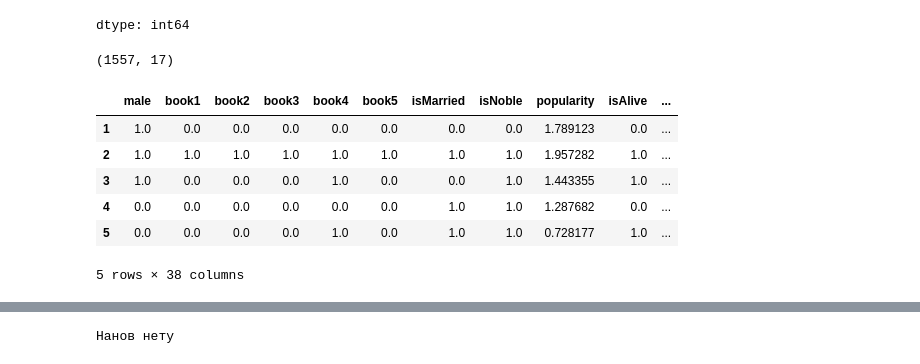
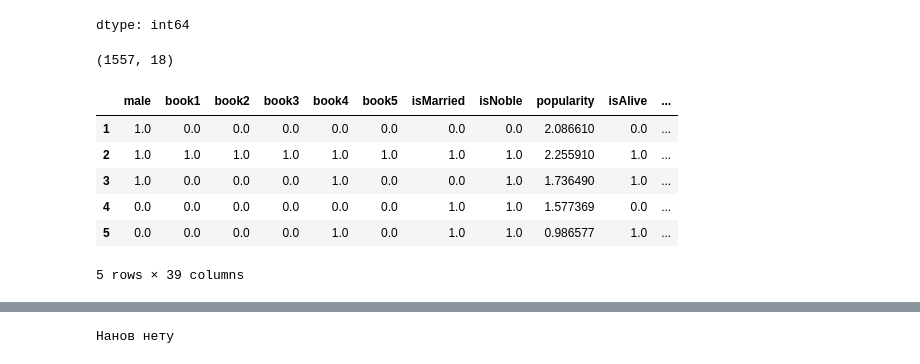
Before and after one commit to GodNaoborot/Deep-Learning-School-2026, a Jupyter notebook: week_01_ml_intro/Homework/hw_1_game_of_thrones.ipynb, the cells around one changed output, grey strips where cells are left out. Cells and saved outputs as stored; diff of their text form; code cells hidden in the pictures.

```diff
--- a/week_01_ml_intro/Homework/hw_1_game_of_thrones.ipynb
+++ b/week_01_ml_intro/Homework/hw_1_game_of_thrones.ipynb
@@ -226,7 +227,7 @@ plt.show()
 
 При желании для `popularity` вы можете использовать свой способ шкалирования признаков с несимметричным распределением.
 # %%
-M = 100
+M = 200
 data['popularity'] = np.log10(data['popularity'] * M + 1)
 # %%
 plt.hist(data['popularity'], density=True, bins=50)
@@ -489,45 +490,46 @@ def cat_cols_preprocessing(data):
   #main_cultures = data['culture'].value_counts(sort=True)[:12].index
   #data['main_culture'] = data['culture'].where(data['culture'].isin(main_cultures), 'unknown')
   data['have_spouse'] = np.where(data['spouse'].isna(), 0, 1)
+  data['dateOfBirth'] = np.where(data['dateOfBirth'].isna(), 0, data['dateOfBirth'])
   data = data.drop(['title', 'father', 'mother', 'spouse',
                     'heir', 'culture', 'house', 'isAliveMother',
                     'isAliveFather', 'isAliveHeir', 'isAliveSpouse',
-                    'name', 'age', 'dateOfBirth', 'numDeadRelations'], axis=1)
+                    'name', 'age', 'numDeadRelations'], axis=1)
 
 
 
   return data
 
 
 data = cat_cols_preprocessing(data)
 data = data.dropna(axis=1)
 print(data.shape)
 
 ohe = OneHotEncoder(handle_unknown='ignore')
 coded = ohe.fit_transform(data[['main_house','culture_grouped']]).toarray()
 coded_names = ohe.get_feature_names_out()
 coded_data = pd.DataFrame(data=coded, columns=coded_names)
 data = data.drop(['main_house', 'culture_grouped'], axis=1)
 data = pd.concat([data, coded_data], axis=1)
 
-# scaler = StandardScaler()
-# scale_cols = ['popularity', 'age_value']
-# scaled = scaler.fit_transform(data[scale_cols])
-# scaled_names = scaler.get_feature_names_out()
-# scaled_data = pd.DataFrame(data=scaled, columns=scaled_names)
+scaler = StandardScaler()
+scale_cols = ['dateOfBirth', 'age_value']
+scaled = scaler.fit_transform(data[scale_cols])
+scaled_names = scaler.get_feature_names_out()
+scaled_data = pd.DataFrame(data=scaled, columns=scaled_names)
 # display(scaled)
-# data = data.drop(scale_cols, axis=1)
-# data = pd.concat([data, scaled_data], axis=1)
+data = data.drop(scale_cols, axis=1)
+data = pd.concat([data, scaled_data], axis=1)
 
 
 data = data.dropna()
 data.head()
 # %% [output]
-(1557, 17)
+(1557, 18)
 |  | male | book1 | book2 | book3 | book4 | book5 | isMarried | isNoble | popularity | isAlive | ... |
-| 1 | 1.0 | 0.0 | 0.0 | 0.0 | 0.0 | 0.0 | 0.0 | 0.0 | 1.789123 | 0.0 | ... |
-| 2 | 1.0 | 1.0 | 1.0 | 1.0 | 1.0 | 1.0 | 1.0 | 1.0 | 1.957282 | 1.0 | ... |
-| 3 | 1.0 | 0.0 | 0.0 | 0.0 | 1.0 | 0.0 | 0.0 | 1.0 | 1.443355 | 1.0 | ... |
-| 4 | 0.0 | 0.0 | 0.0 | 0.0 | 0.0 | 0.0 | 1.0 | 1.0 | 1.287682 | 0.0 | ... |
-| 5 | 0.0 | 0.0 | 0.0 | 0.0 | 1.0 | 0.0 | 1.0 | 1.0 | 0.728177 | 1.0 | ... |
+| 1 | 1.0 | 0.0 | 0.0 | 0.0 | 0.0 | 0.0 | 0.0 | 0.0 | 2.086610 | 0.0 | ... |
+| 2 | 1.0 | 1.0 | 1.0 | 1.0 | 1.0 | 1.0 | 1.0 | 1.0 | 2.255910 | 1.0 | ... |
+| 3 | 1.0 | 0.0 | 0.0 | 0.0 | 1.0 | 0.0 | 0.0 | 1.0 | 1.736490 | 1.0 | ... |
+| 4 | 0.0 | 0.0 | 0.0 | 0.0 | 0.0 | 0.0 | 1.0 | 1.0 | 1.577369 | 0.0 | ... |
+| 5 | 0.0 | 0.0 | 0.0 | 0.0 | 1.0 | 0.0 | 1.0 | 1.0 | 0.986577 | 1.0 | ... |
-5 rows × 38 columns
+5 rows × 39 columns
```
Also changed, not shown: parts of 29 cells of this notebook.
